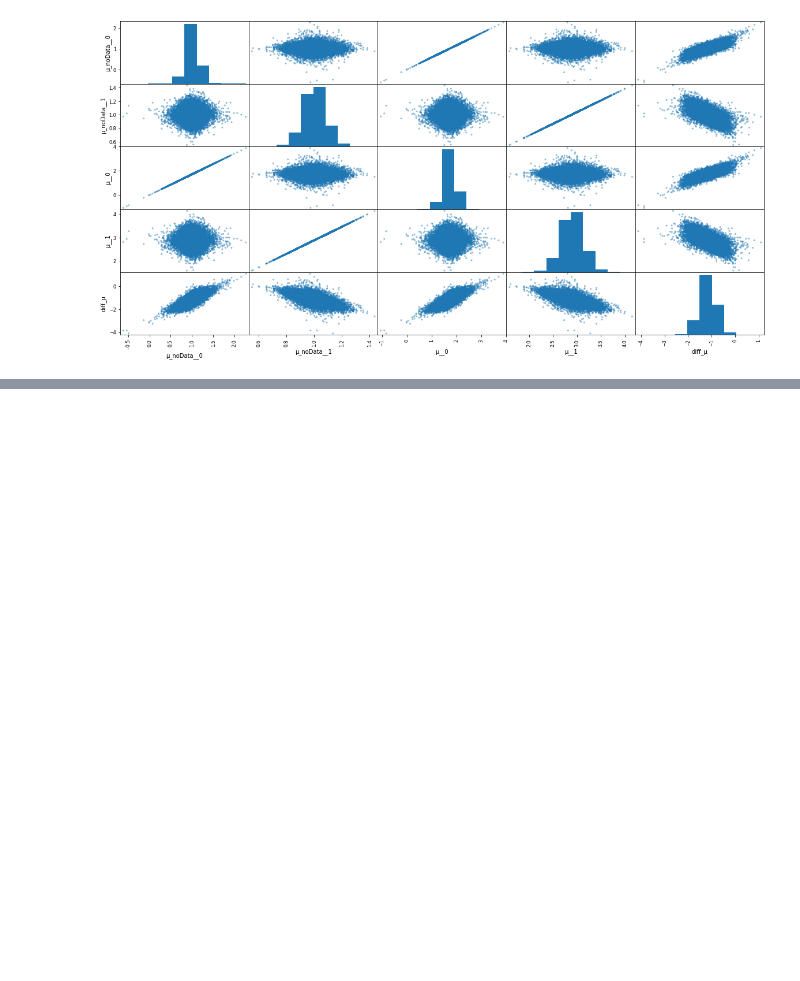
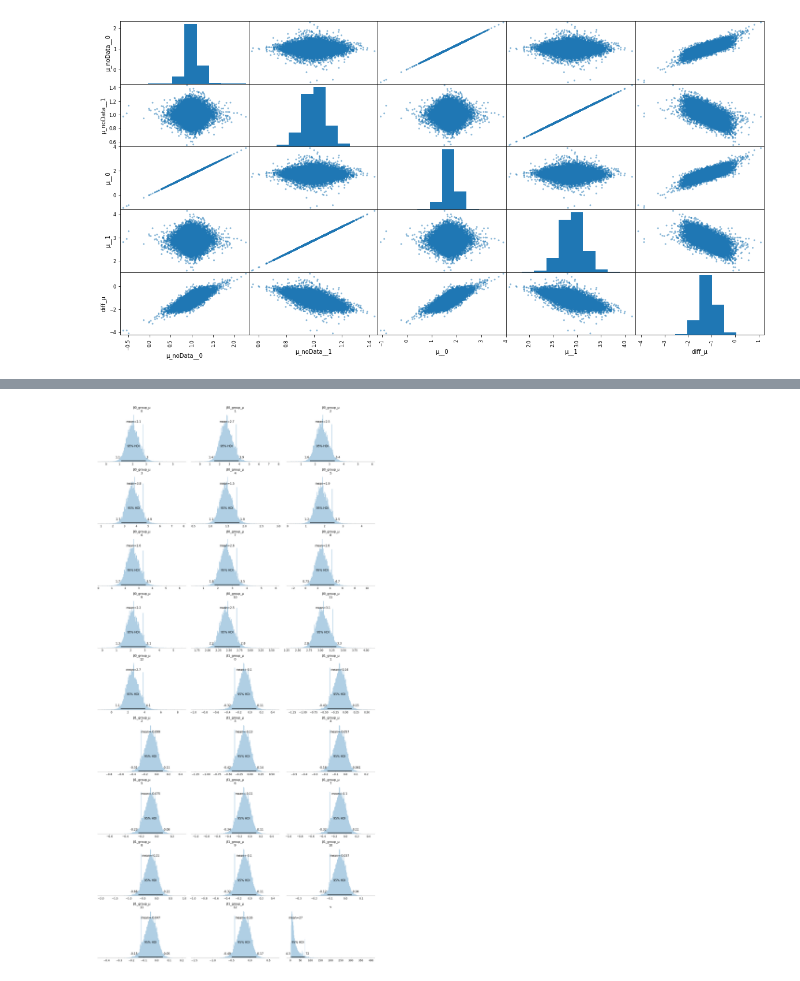
Before and after one commit to jonasIshoejNielsen/2021_prpro_exam, a Jupyter notebook: exam-mush.ipynb, the cells around one changed output, grey strips where cells are left out. Cells and saved outputs as stored; diff of their text form; code cells hidden in the pictures; blank space fills up the shorter version.

```diff
--- a/exam-mush.ipynb
+++ b/exam-mush.ipynb
@@ -223,0 +247,14 @@ scatter_matrix(pm.trace_to_dataframe(trace_h1_pure, varnames=['μ_noData', 'μ',
+# %%
+def flatten(lst):
+    res = []
+    for inner in lst:
+        for v in inner:
+            res.append(v)
+    return res
+
+V29 = flatten([getrelevant(com, 2)[3] for com in communities])
+V31 = flatten([getrelevant(com, 4)[3] for com in communities])
+m_29 = [getrelevant(com, 2)[5] for com in communities]
+m_31 = [getrelevant(com, 4)[5] for com in communities]
+sd_29 = [getrelevant(com, 2)[6] for com in communities]
+sd_31 = [getrelevant(com, 4)[6] for com in communities]
@@ -223,0 +264,2 @@ scatter_matrix(pm.trace_to_dataframe(trace_h1_pure, varnames=['μ_noData', 'μ',
+# %%
+idx = flatten([[i for v in getrelevant(com, 2)[3]] for (i,com) in enumerate(communities)])
@@ -223,0 +307,13 @@ scatter_matrix(pm.trace_to_dataframe(trace_h1_pure, varnames=['μ_noData', 'μ',
+# %%
+resample_h2=True
+def getTrace(folderName, model_h2):
+    with model_h2:
+        if (resample_h2):
+            trace_h2=pm.sample(10000, chains=4, cores=1, step=pm.NUTS())
+            pm.save_trace(trace_h2, folderName, overwrite=True)
+
+        trace_h2  = pm.load_trace(folderName)
+        trace_h2_inferencedata = az.from_pymc3(trace_h2, model = model_h2)
+    return (trace_h2, trace_h2_inferencedata)
+
+(trace_h2_pure, trace_h2_inferencedata_pure) = getTrace("h2_linear.trace", model_h2_linear)
@@ -223,0 +348,11 @@ scatter_matrix(pm.trace_to_dataframe(trace_h1_pure, varnames=['μ_noData', 'μ',
+# %%
+var_names_h2=['β0_group_μ','β1_group_μ','ν']
+# %%
+def plotMethod1_h2(trace_h1_inferencedata, var_names):
+    az.plot_posterior(trace_h1_inferencedata, var_names=var_names, kind='hist',
+#                       figsize=(8,6),
+                      point_estimate='mean', hdi_prob=0.95);
+
+plotMethod1_h2(trace_h2_inferencedata_pure, var_names_h2)
+# %% [output]
+[figure, added]
```
Also changed, not shown: parts of 23 cells of this notebook, 8 other files.
